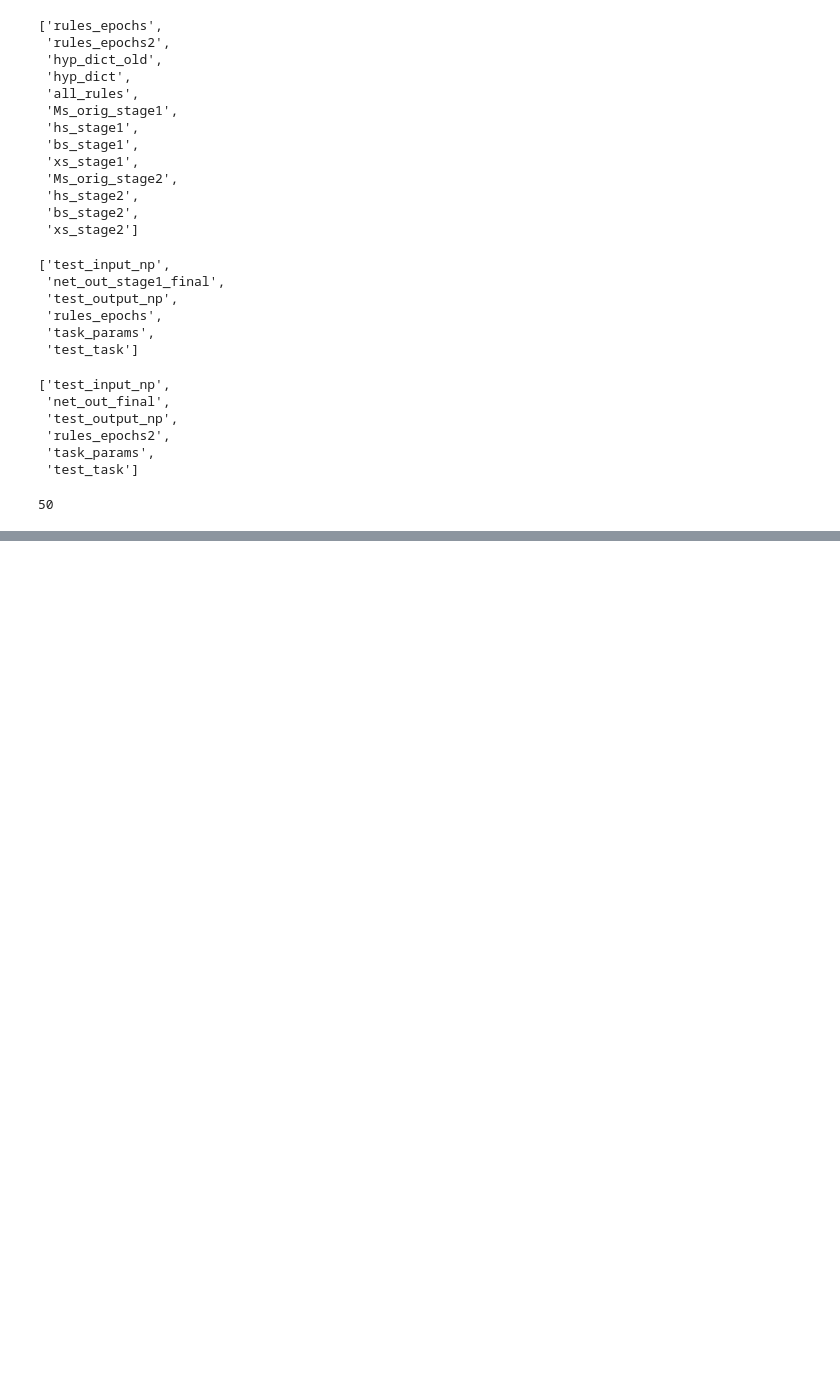
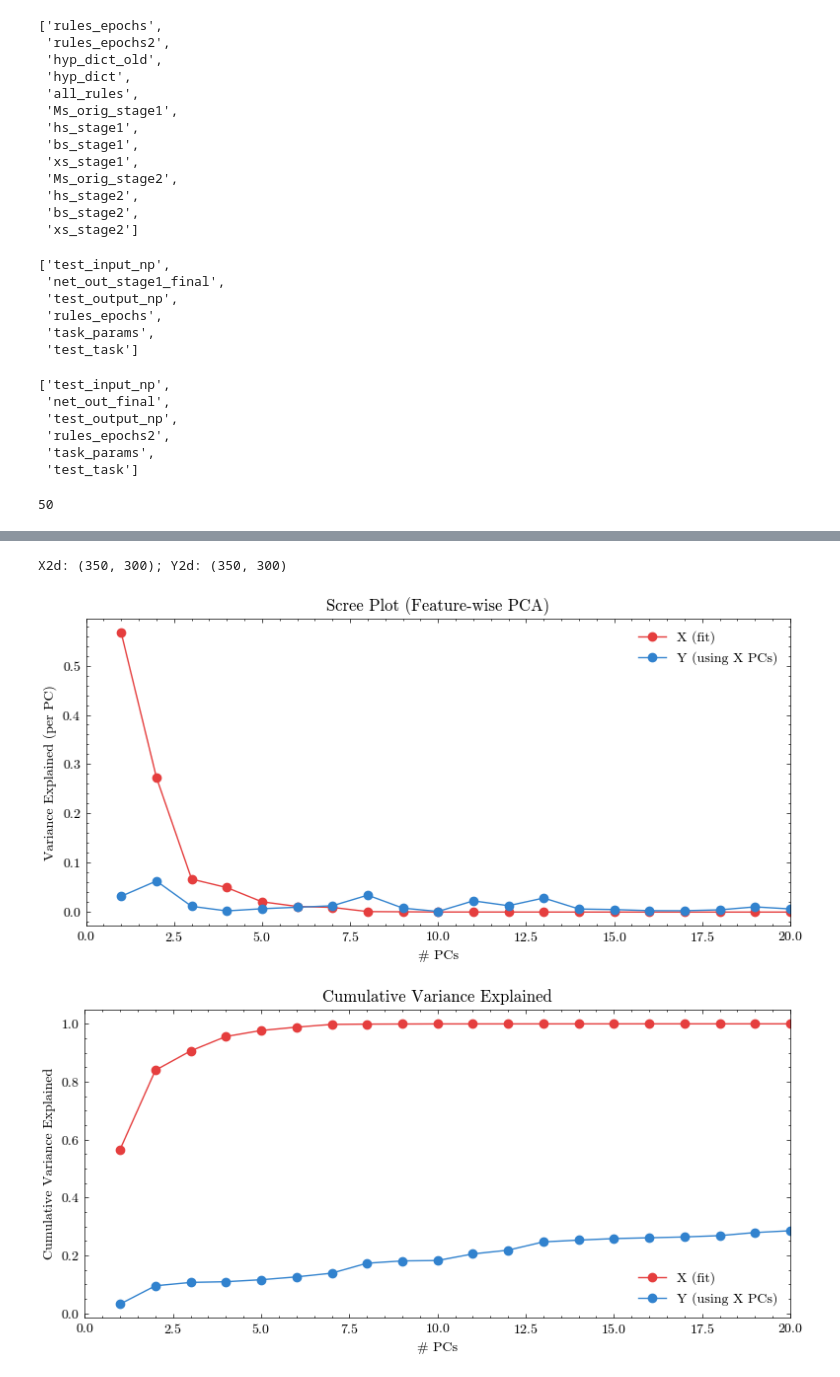
Before and after one commit to AllenInstitute/MultiTaskMPN, a Jupyter notebook: pretraining_analysis.ipynb, the cells around one changed output, grey strips where cells are left out. Cells and saved outputs as stored; diff of their text form; code cells hidden in the pictures; blank space fills up the shorter version.

```diff
--- a/pretraining_analysis.ipynb
+++ b/pretraining_analysis.ipynb
@@ -154,0 +224,7 @@ evr_X, cev_X, evr_Yx, cev_Yx, pca = pca_cross_variance_featurewise(test_task_0_s
+# %%
+evr_X, cev_X, evr_Yx, cev_Yx, pca = pca_cross_variance_featurewise(test_task_1_go, test_task_final_go, \
+                                                                   n_components=N, plot=True, center_on="X")
+# %% [output]
+X2d: (350, 300); Y2d: (350, 300)
+[figure, added]
+[figure, added]
```
Also changed, not shown: parts of 6 cells of this notebook, 3 other files.
